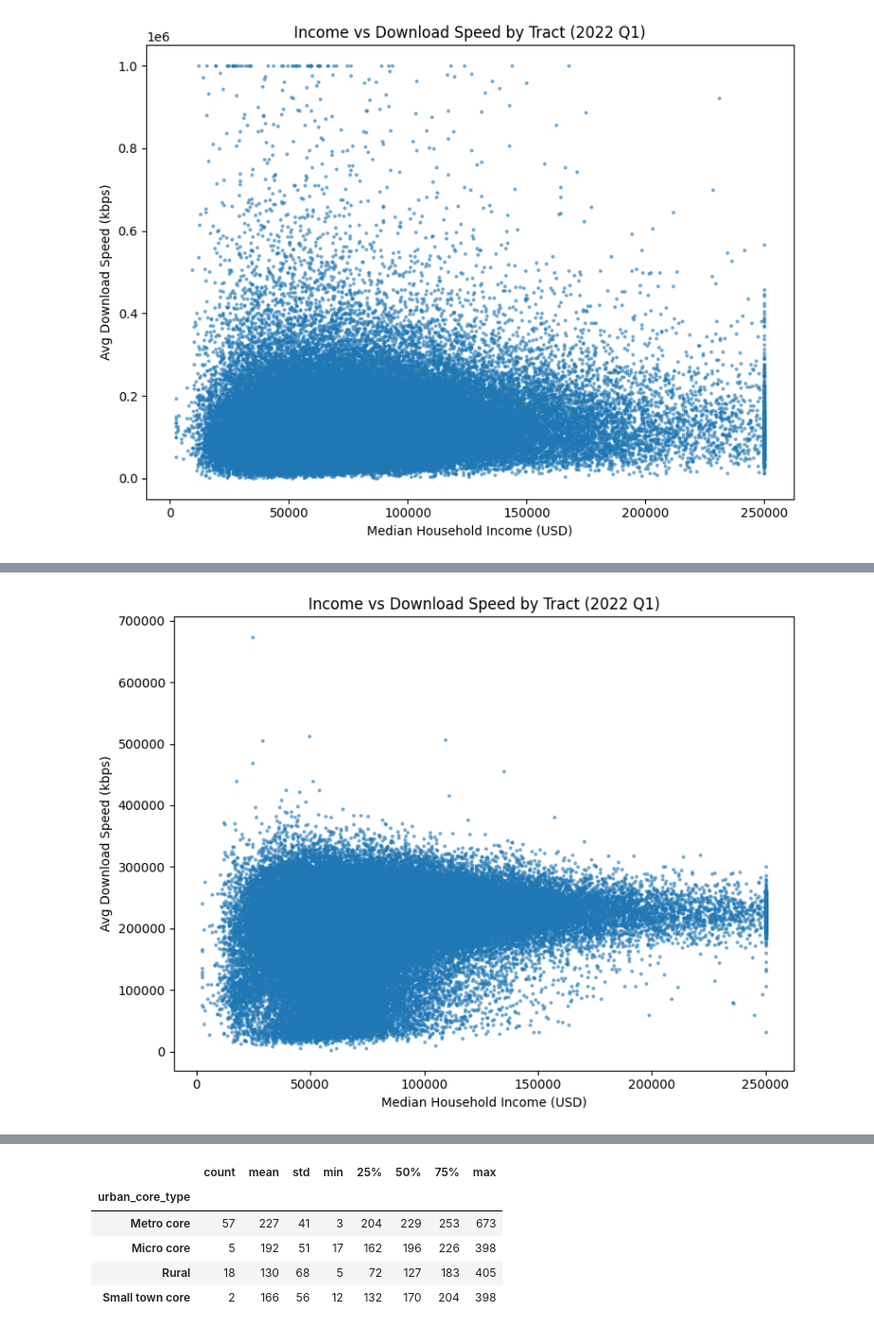
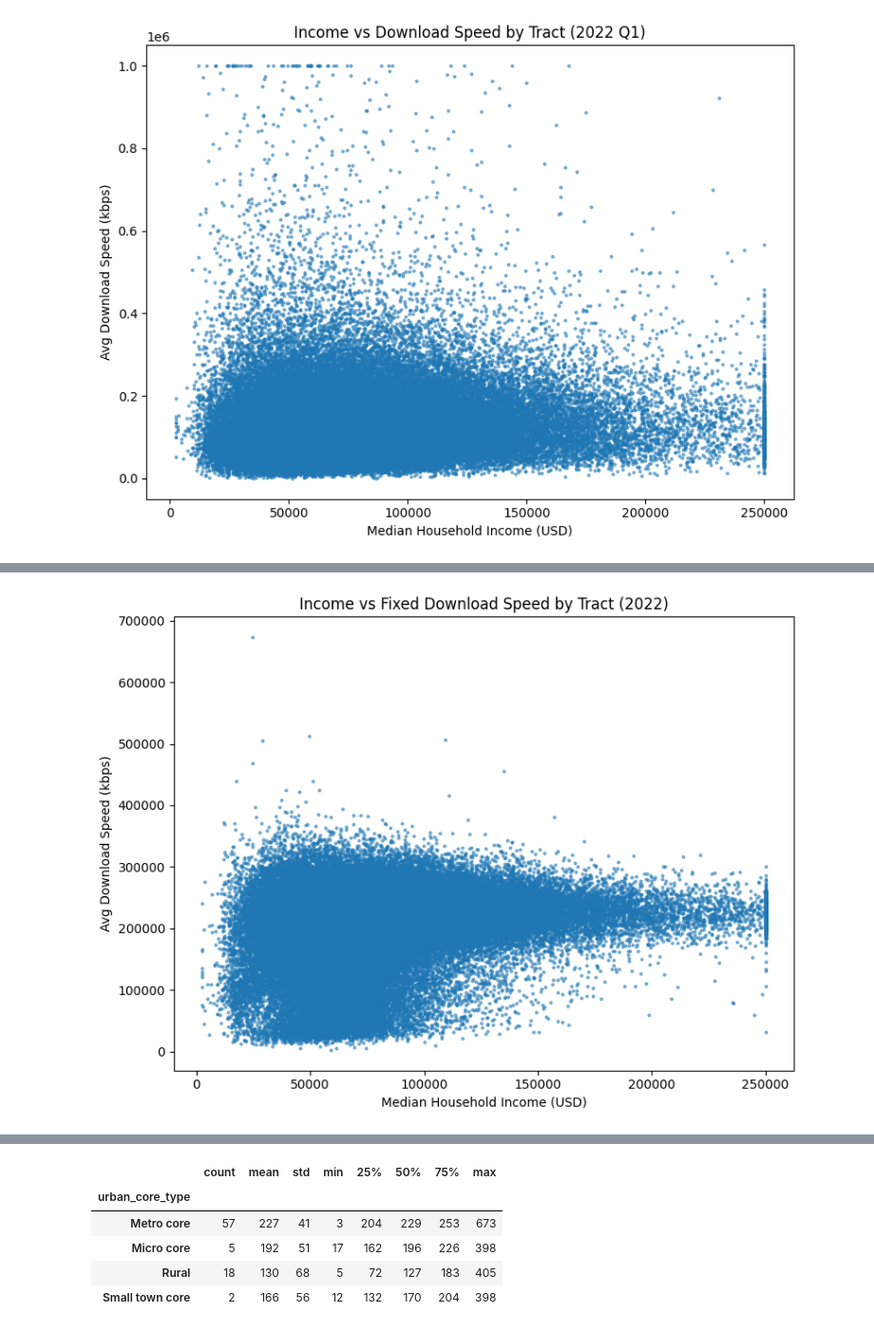
Before and after one commit to maxbusboom/WirelessIncome, a Jupyter notebook: notebooks/maxbusboom/new/04_ols.ipynb, the cells around one changed output, grey strips where cells are left out. Shown at 95% size. Drawn from its saved outputs; the diff is of its cells as text; code cells hidden in the pictures.

```diff
--- a/notebooks/maxbusboom/new/04_ols.ipynb
+++ b/notebooks/maxbusboom/new/04_ols.ipynb
@@ -120,7 +120,7 @@ fig, ax = plt.subplots(figsize=(8, 6))
 ax.scatter(t[x_var], t[y_var], s=4, alpha=0.5)
 ax.set_xlabel("Median Household Income (USD)")
 ax.set_ylabel("Avg Download Speed (kbps)")
-ax.set_title("Income vs Download Speed by Tract (2022 Q1)")
+ax.set_title("Income vs Fixed Download Speed by Tract (2022)")
 plt.tight_layout()
 plt.show()
 # %% [output]
@@ -134,14 +134,14 @@ Time:                        18:57:01   Log-Likelihood:            -1.0245e+06
 No. Observations:               82249   AIC:                         2.049e+06
 Df Residuals:                   82247   BIC:                         2.049e+06
 Df Model:                           1
 Covariance Type:            nonrobust
 =================================================================================
 ... (11 lines left out)
 Notes:
 [1] Standard Errors assume that the covariance matrix of the errors is correctly specified.
 [2] The condition number is large, 2.01e+05. This might indicate that there are
 strong multicollinearity or other numerical problems.
-[figure, old version]
+[figure, new version]
 # %%
 x_var = "median_income"
 y_var = "avg_d_kbps_fixed"
```
Also changed, not shown: parts of 3 cells of this notebook.
